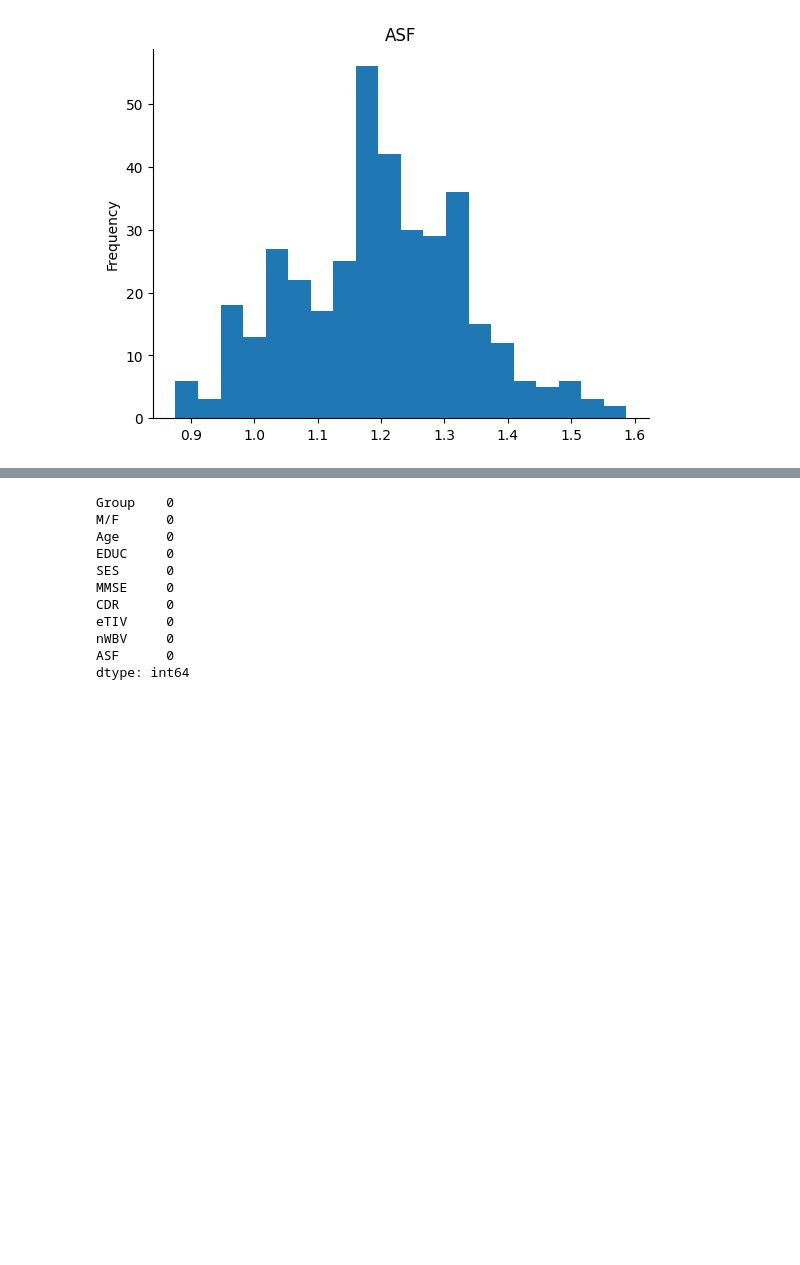
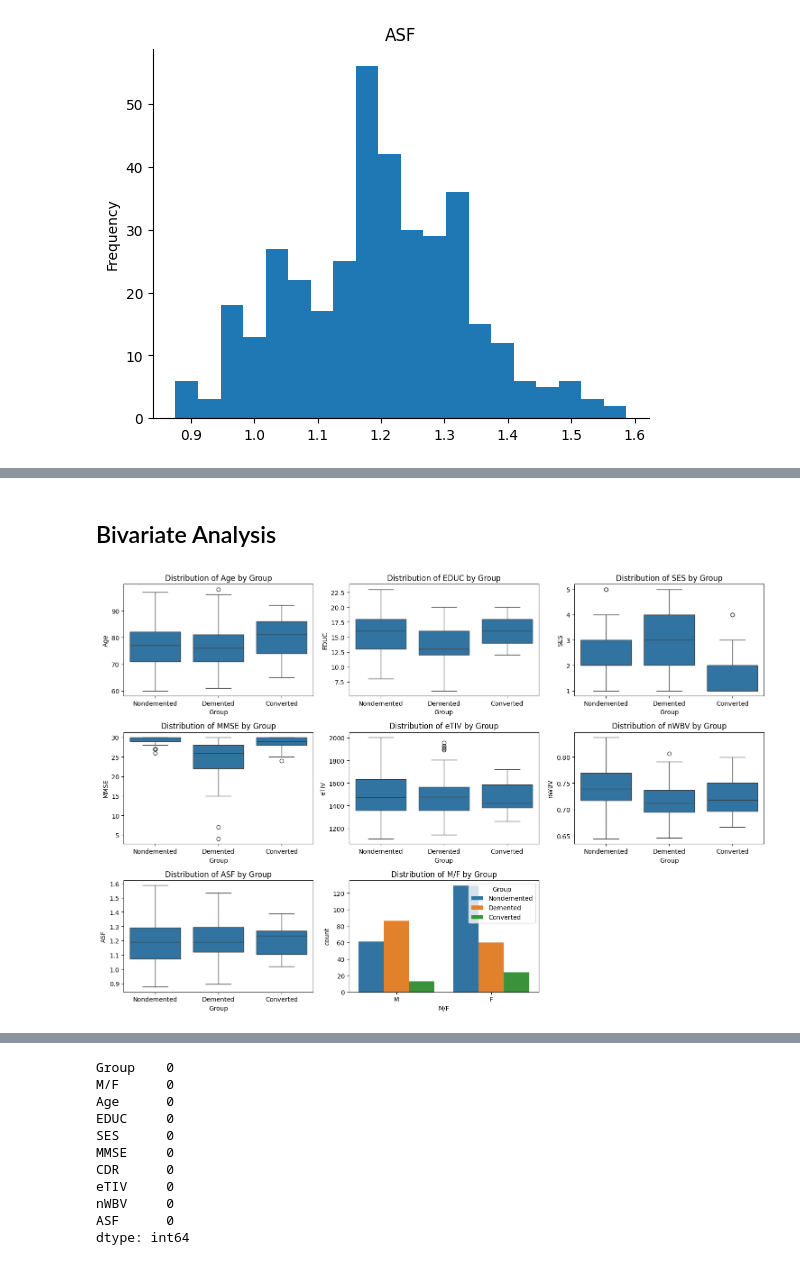
Before and after one commit to 442203479/SE-proj, a Jupyter notebook: AlzheimerPredictor.ipynb, the cells around one changed output, grey strips where cells are left out. Saved outputs shown, nothing was run; the diff lists cells and outputs as text; code cells hidden in the pictures; blank space fills up the shorter version.

```diff
--- a/AlzheimerPredictor.ipynb
+++ b/AlzheimerPredictor.ipynb
@@ -138,0 +172,27 @@ plt.gca().spines[['top', 'right',]].set_visible(False)
+# %% [markdown]
+
+ ## Bivariate Analysis
+# %%
+# Select numeric columns (excluding the 'group' column)
+numeric_columns = ['Age', 'EDUC', 'SES', 'MMSE', 'eTIV', 'nWBV', 'ASF']
+plt.figure(figsize=(15, 10))
+
+# Plot each numeric column against the 'group' column
+for i, column in enumerate(numeric_columns,1):
+
+    plt.subplot(3, 3, i)
+    sns.boxplot(x='Group', y=column, data=dataframe)
+    plt.title(f'Distribution of {column} by Group')
+    plt.xlabel('Group')
+    plt.ylabel(column)
+
+
+plt.subplot(3, 3, 8)
+sns.countplot(x=dataframe['M/F'], hue='Group', data=dataframe)
+plt.title(f'Distribution of M/F by Group')
+plt.legend(title='Group')
+
+plt.tight_layout()
+plt.show()
+# %% [output]
+[figure, added]
```
Also changed, not shown: parts of 18 cells of this notebook.
